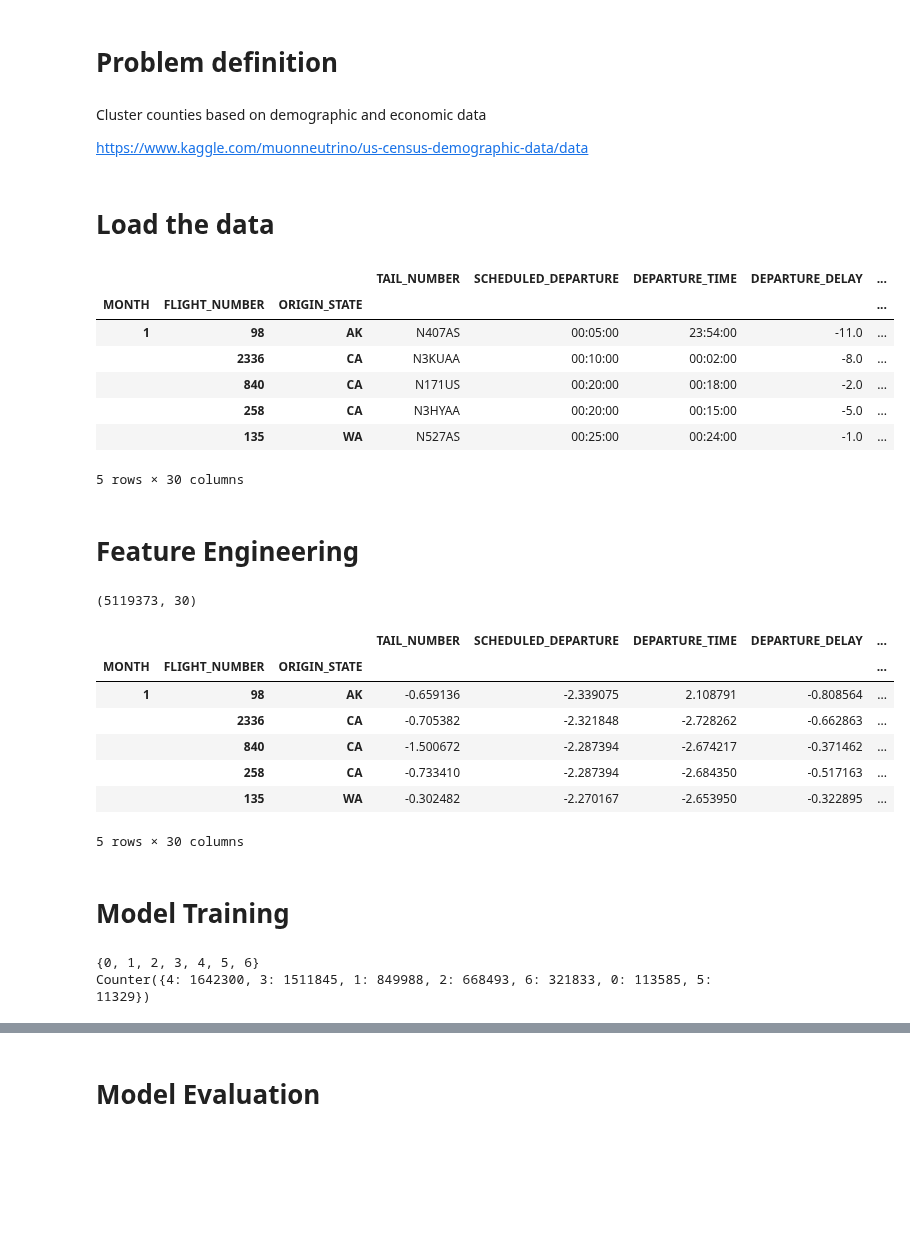
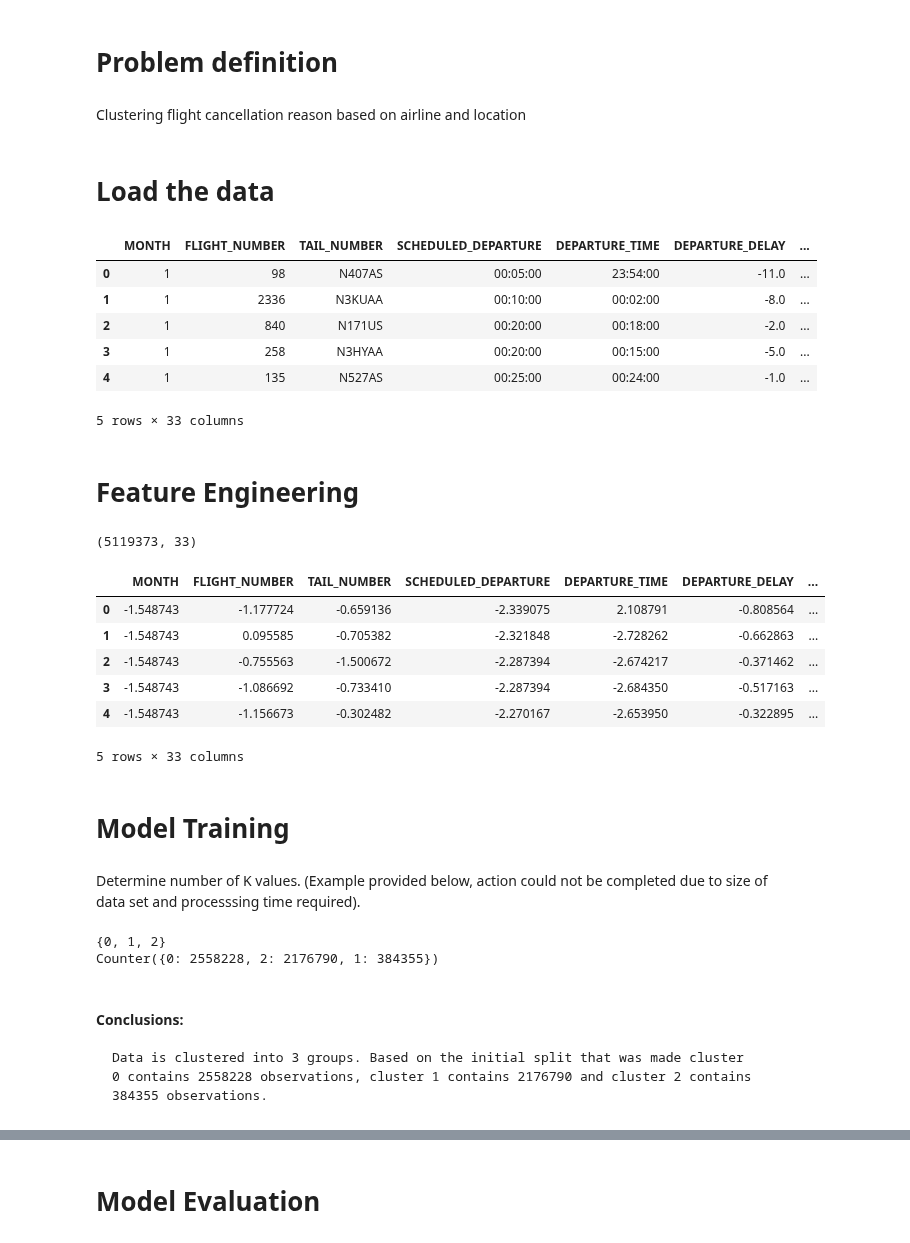
Before and after one commit to ArwaSheraky/Airlines-Delay-Analysis, a Jupyter notebook: clustering-kmeans.ipynb, the cells around one changed output, grey strips where cells are left out. Drawn from its saved outputs; the diff is of its cells as text; code cells hidden in the pictures; blank space fills up the shorter version.

```diff
--- a/clustering-kmeans.ipynb
+++ b/clustering-kmeans.ipynb
@@ -15,26 +15,22 @@ from sklearn.metrics.pairwise import euclidean_distances
 sns.set_style('whitegrid')
 # %% [markdown]
 # Problem definition
-# %% [markdown]
-Cluster counties based on demographic and economic data
-
-https://www.kaggle.com/muonneutrino/us-census-demographic-data/data
+# %% [markdown]
+Clustering flight cancellation reason based on airline and location
 # %% [markdown]
 # Load the data
 # %%
 #input
 df = pd.read_csv('data/flightsmerged.csv', low_memory=False)
-df = df.set_index(['MONTH', 'FLIGHT_NUMBER', 'ORIGIN_STATE'])
 df.head()
 # %% [output]
-|  |  |  | TAIL_NUMBER | SCHEDULED_DEPARTURE | DEPARTURE_TIME | DEPARTURE_DELAY | ... |
-| MONTH | FLIGHT_NUMBER | ORIGIN_STATE |  |  |  |  | ... |
-| 1 | 98 | AK | N407AS | 00:05:00 | 23:54:00 | -11.0 | ... |
-|  | 2336 | CA | N3KUAA | 00:10:00 | 00:02:00 | -8.0 | ... |
-|  | 840 | CA | N171US | 00:20:00 | 00:18:00 | -2.0 | ... |
-|  | 258 | CA | N3HYAA | 00:20:00 | 00:15:00 | -5.0 | ... |
-|  | 135 | WA | N527AS | 00:25:00 | 00:24:00 | -1.0 | ... |
+|  | MONTH | FLIGHT_NUMBER | TAIL_NUMBER | SCHEDULED_DEPARTURE | DEPARTURE_TIME | DEPARTURE_DELAY | ... |
+| 0 | 1 | 98 | N407AS | 00:05:00 | 23:54:00 | -11.0 | ... |
+| 1 | 1 | 2336 | N3KUAA | 00:10:00 | 00:02:00 | -8.0 | ... |
+| 2 | 1 | 840 | N171US | 00:20:00 | 00:18:00 | -2.0 | ... |
+| 3 | 1 | 258 | N3HYAA | 00:20:00 | 00:15:00 | -5.0 | ... |
+| 4 | 1 | 135 | N527AS | 00:25:00 | 00:24:00 | -1.0 | ... |
-5 rows × 30 columns
+5 rows × 33 columns
 # %% [markdown]
 # Feature Engineering
 # %%
@@ -58,19 +54,21 @@ df = df[X_columns]
 # normalize the columns
 df_norm = df.copy()
 for col in X_columns:
-    df_norm[col] = StandardScaler().fit_transform(df_norm[col].values.reshape(-1, 1))
+    df_norm[col] = StandardScaler().fit_transform(df_norm[col].values.reshape(-1, 1)).ravel()
 
 print(df.shape)
 df_norm.head()
 # %% [output]
-(5119373, 30)
+(5119373, 33)
-|  |  |  | TAIL_NUMBER | SCHEDULED_DEPARTURE | DEPARTURE_TIME | DEPARTURE_DELAY | ... |
-| MONTH | FLIGHT_NUMBER | ORIGIN_STATE |  |  |  |  | ... |
-| 1 | 98 | AK | -0.659136 | -2.339075 | 2.108791 | -0.808564 | ... |
-|  | 2336 | CA | -0.705382 | -2.321848 | -2.728262 | -0.662863 | ... |
-|  | 840 | CA | -1.500672 | -2.287394 | -2.674217 | -0.371462 | ... |
-|  | 258 | CA | -0.733410 | -2.287394 | -2.684350 | -0.517163 | ... |
-|  | 135 | WA | -0.302482 | -2.270167 | -2.653950 | -0.322895 | ... |
+|  | MONTH | FLIGHT_NUMBER | TAIL_NUMBER | SCHEDULED_DEPARTURE | DEPARTURE_TIME | DEPARTURE_DELAY | ... |
+| 0 | -1.548743 | -1.177724 | -0.659136 | -2.339075 | 2.108791 | -0.808564 | ... |
+| 1 | -1.548743 | 0.095585 | -0.705382 | -2.321848 | -2.728262 | -0.662863 | ... |
+| 2 | -1.548743 | -0.755563 | -1.500672 | -2.287394 | -2.674217 | -0.371462 | ... |
+| 3 | -1.548743 | -1.086692 | -0.733410 | -2.287394 | -2.684350 | -0.517163 | ... |
+| 4 | -1.548743 | -1.156673 | -0.302482 | -2.270167 | -2.653950 | -0.322895 | ... |
-5 rows × 30 columns
+5 rows × 33 columns
 # %% [markdown]
 # Model Training
+# %% [markdown]
+Determine number of K values.
+(Example provided below, action could not be completed due to size of data set and processsing time required).
@@ -77,5 +90,5 @@ df_norm.head()
 # %%
-k = 7
+k = 3
 kmeans = KMeans(n_clusters=k).fit(df_norm.values)
 
 print(set(kmeans.labels_))
@@ -85,8 +98,11 @@ df_results = df.copy()
 df_norm['cluster'] = kmeans.labels_
 df_results['cluster'] = kmeans.labels_
 # %% [output]
-{0, 1, 2, 3, 4, 5, 6}
-Counter({4: 1642300, 3: 1511845, 1: 849988, 2: 668493, 6: 321833, 0: 113585, 5: 11329})
+{0, 1, 2}
+Counter({0: 2558228, 2: 2176790, 1: 384355})
+# %% [markdown]
+#### Conclusions:
+    Data is clustered into 3 groups. Based on the initial split that was made cluster 0 contains 2558228 observations, cluster 1 contains 2176790 and cluster 2 contains 384355 observations.
 # %%
 # Analyze the results
 df_results = df_results.reset_index()
```
Also changed, not shown: parts of 8 cells of this notebook.
